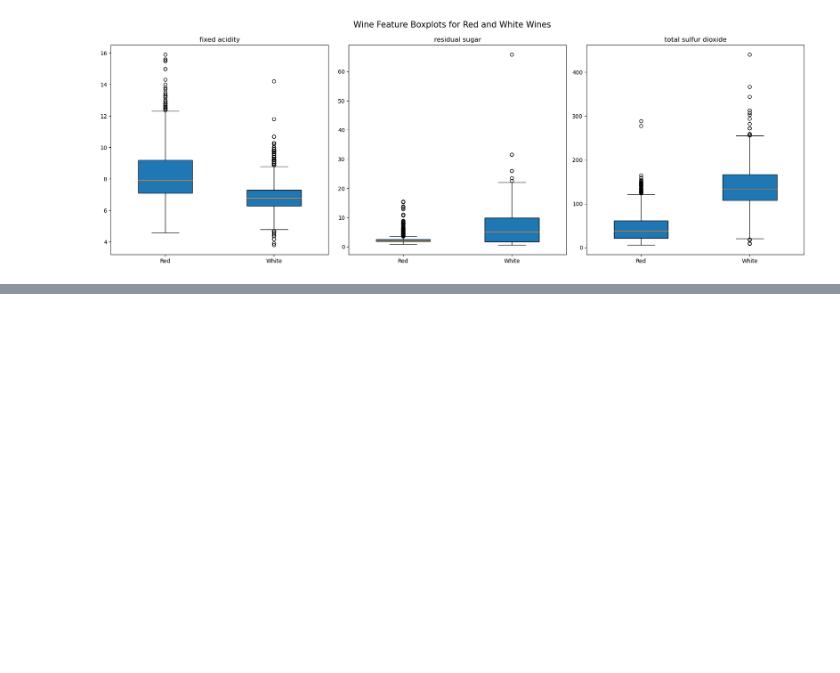
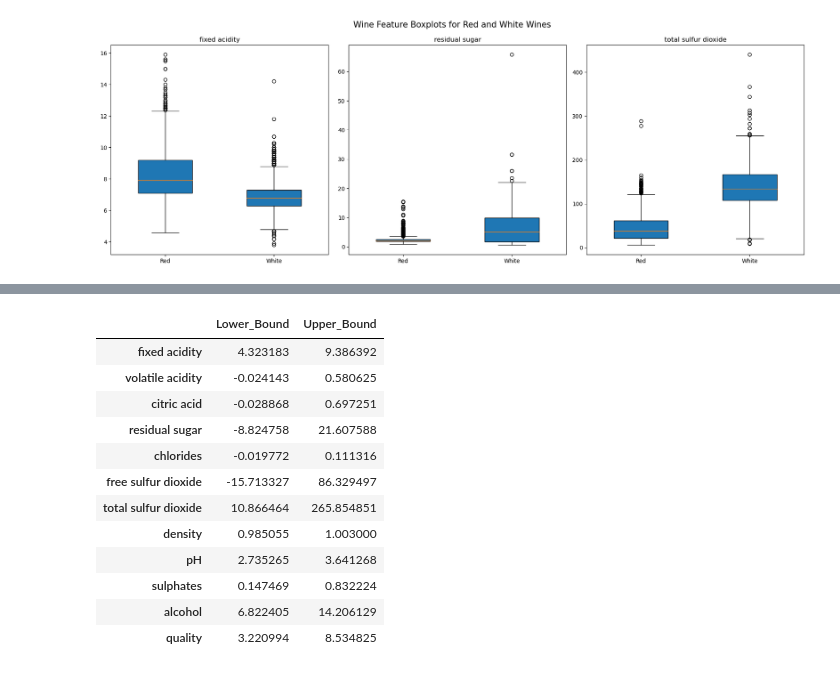
Before and after one commit to Paul-Sabin/BlueBerry-Winery, a Jupyter notebook: EDA_wine.ipynb, the cells around one changed output, grey strips where cells are left out. Cells and saved outputs as stored; diff of their text form; code cells hidden in the pictures; blank space fills up the shorter version.

```diff
--- a/EDA_wine.ipynb
+++ b/EDA_wine.ipynb
@@ -563,0 +613,33 @@ plt.show()
+# %%
+# Filter out numerical columns
+numerical_cols = white_wine.select_dtypes(include=[np.number]).columns
+
+# Calculate the mean and standard deviation for each numerical feature in the original DataFrame
+mean_values = white_wine[numerical_cols].mean()
+std_values = white_wine[numerical_cols].std()
+
+# Calculate the original data values that correspond to z-scores of -3 and +3
+lower_bounds = mean_values - 3 * std_values
+upper_bounds = mean_values + 3 * std_values
+
+# Create a DataFrame to display the bounds for each feature
+bounds_df = pd.DataFrame({
+    'Lower_Bound': lower_bounds,
+    'Upper_Bound': upper_bounds
+})
+
+display(bounds_df)
+# %% [output]
+|  | Lower_Bound | Upper_Bound |
+| fixed acidity | 4.323183 | 9.386392 |
+| volatile acidity | -0.024143 | 0.580625 |
+| citric acid | -0.028868 | 0.697251 |
+| residual sugar | -8.824758 | 21.607588 |
+| chlorides | -0.019772 | 0.111316 |
+| free sulfur dioxide | -15.713327 | 86.329497 |
+| total sulfur dioxide | 10.866464 | 265.854851 |
+| density | 0.985055 | 1.003000 |
+| pH | 2.735265 | 3.641268 |
+| sulphates | 0.147469 | 0.832224 |
+| alcohol | 6.822405 | 14.206129 |
+| quality | 3.220994 | 8.534825 |
```
Also changed, not shown: parts of 8 cells of this notebook, 3 other files.
